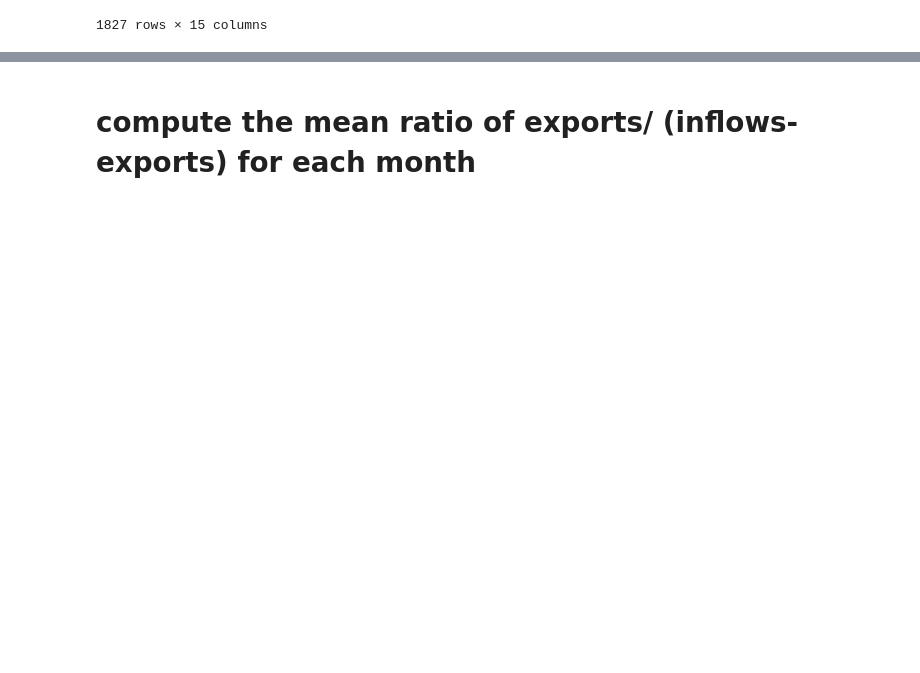
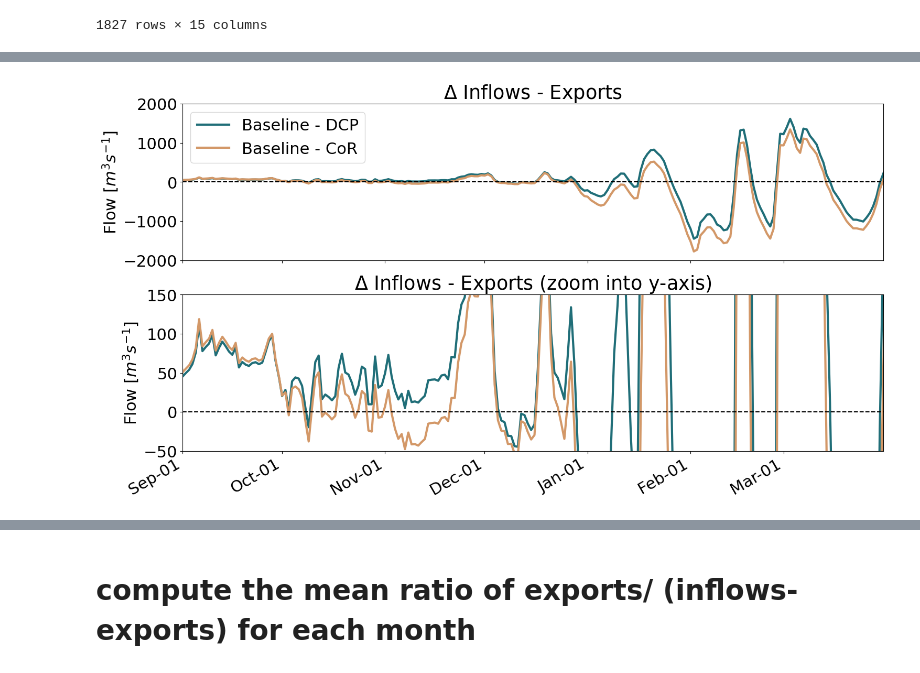
Before and after one commit to jennaisrael/Savio_scratch_back_up, a Jupyter notebook: Plotting/expanse/ch_3/scenarios_flow.ipynb, the cells around one changed output, grey strips where cells are left out. Cells and saved outputs as stored; diff of their text form; code cells hidden in the pictures; blank space fills up the shorter version.

```diff
--- a/Plotting/expanse/ch_3/scenarios_flow.ipynb
+++ b/Plotting/expanse/ch_3/scenarios_flow.ipynb
@@ -154,0 +155,37 @@ for label in ax[2].get_xticklabels(which='major'):
+# %%
+#plot the difference in inflows- exports for the 2 scenarios relative to the baseline
+base['net_dcp']=base.net-dcp.net
+base['net_cor']=base.net-cor.net
+fig, ax =  plt.subplots(2,figsize=(15,8),sharex=True,layout='constrained')
+mpl.rcParams.update({'font.size': 22})
+
+ax[0].plot(base.net_dcp,label='Baseline - DCP', linewidth=3,color=cmocean.cm.tarn(5/6))
+ax[0].plot(base.net_cor,label='Baseline - CoR', linewidth=3,color=cmocean.cm.tarn(2/6))
+
+ax[0].hlines(0,pd.to_datetime("2018-9-1"),pd.to_datetime("2019-3-31"),color='k',linestyle='--')
+
+ax[0].set_title(r'$\Delta$ Inflows - Exports')
+ax[0].set_ylabel(r'Flow [$m^3 s^{-1}$]')
+ax[0].set_xlim(pd.to_datetime("2018-9-1"),pd.to_datetime("2019-3-31"))
+ax[0].set_ylim(-2000,2000)
+
+ax[1].plot(base.net_dcp,label='Baseline - DCP', linewidth=3,color=cmocean.cm.tarn(5/6))
+ax[1].plot(base.net_cor,label='Baseline - CoR', linewidth=3,color=cmocean.cm.tarn(2/6))
+
+ax[1].hlines(0,pd.to_datetime("2018-9-1"),pd.to_datetime("2019-3-31"),color='k',linestyle='--')
+
+ax[1].set_title(r'$\Delta$ Inflows - Exports (zoom into y-axis)')
+ax[1].set_ylabel(r'Flow [$m^3 s^{-1}$]')
+ax[1].set_xlim(pd.to_datetime("2018-9-1"),pd.to_datetime("2019-3-31"))
+ax[1].set_ylim(-50,150)
+
+ax[0].legend()#(bbox_to_anchor=(1.05, 1),
+  #                       loc='upper left', borderaxespad=0.)
+ax[1].xaxis.set_major_formatter(mdates.ConciseDateFormatter(ax[1].xaxis.get_major_locator()))
+ax[1].xaxis.set_major_formatter(mdates.DateFormatter('%b-%d'))
+for label in ax[1].get_xticklabels(which='major'):
+    label.set(rotation=30, horizontalalignment='right')
+
+#fig.savefig('./figures/206_06_07_netoutflow_zoom.png')
+# %% [output]
+[figure, added]
```
Also changed, not shown: parts of 20 cells of this notebook, 23 other files.
